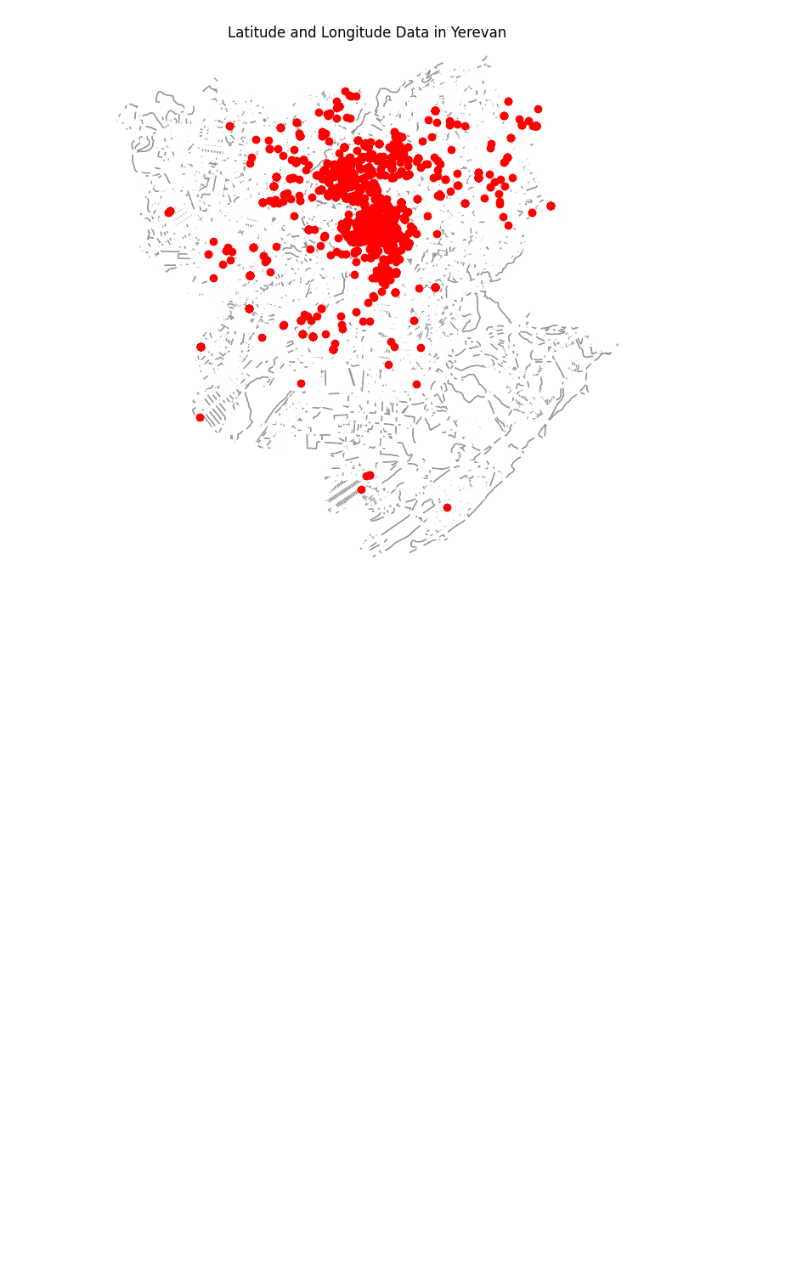
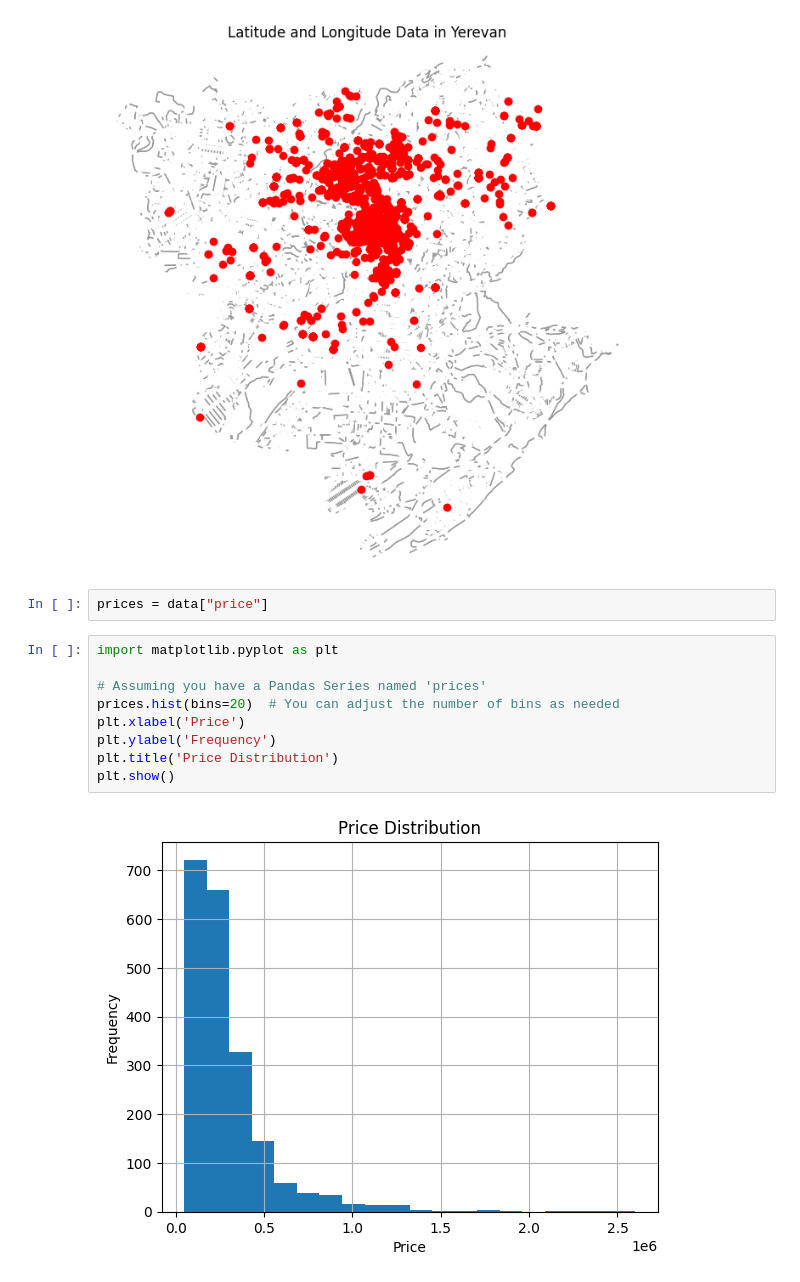
Before and after one commit to PetrosTepoyan/capstone, a Jupyter notebook: FINAL_NOTEBOOKS/VisualizationsV1.ipynb, the cells around one changed output. Drawn from its saved outputs; the diff is of its cells as text; blank space fills up the shorter version.

Commit message:
many fixes, cleaning data, price model v4

```diff
--- a/FINAL_NOTEBOOKS/VisualizationsV1.ipynb
+++ b/FINAL_NOTEBOOKS/VisualizationsV1.ipynb
@@ -15,3 +15,16 @@ ax.scatter(data['latitude'], data['longitude'], c='red', zorder=2)
 plt.show()
 # %% [output]
 [figure]
+# %%
+prices = data["price"]
+# %%
+import matplotlib.pyplot as plt
+
+# Assuming you have a Pandas Series named 'prices'
+prices.hist(bins=20)  # You can adjust the number of bins as needed
+plt.xlabel('Price')
+plt.ylabel('Frequency')
+plt.title('Price Distribution')
+plt.show()
+# %% [output]
+[figure, added]
```
Also changed, not shown: parts of 3 cells of this notebook, 9 other files.
